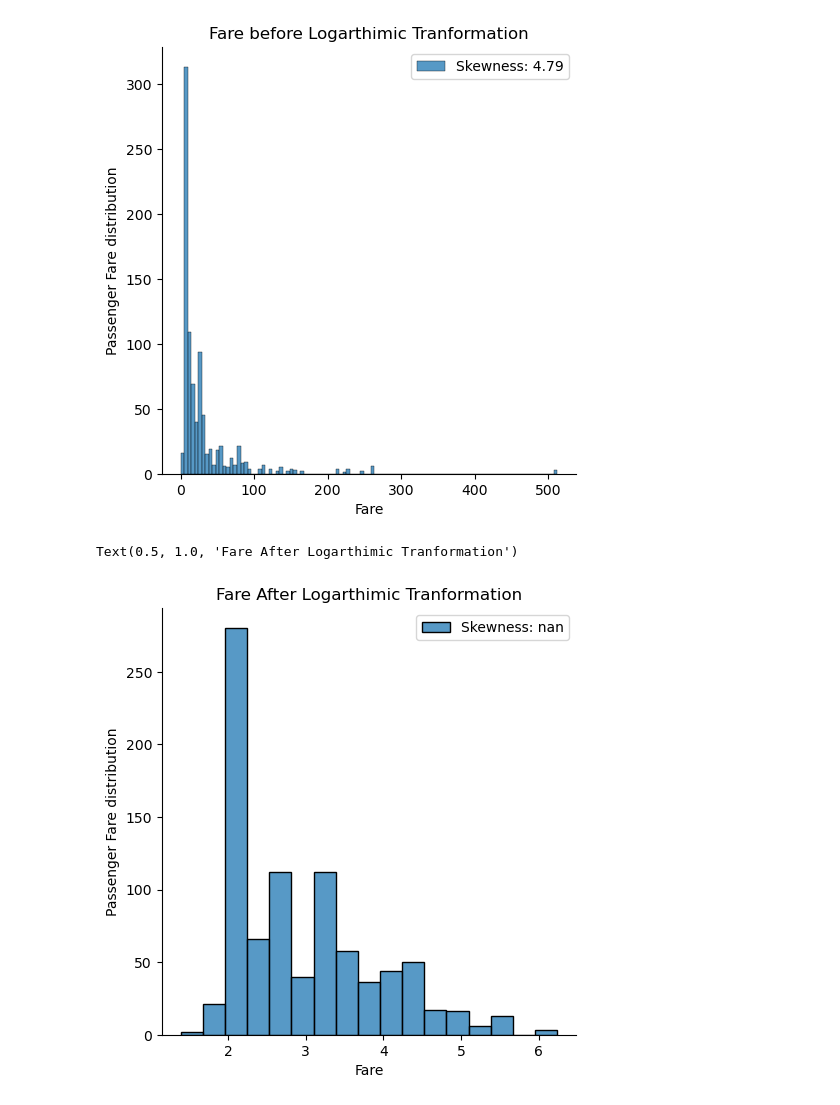
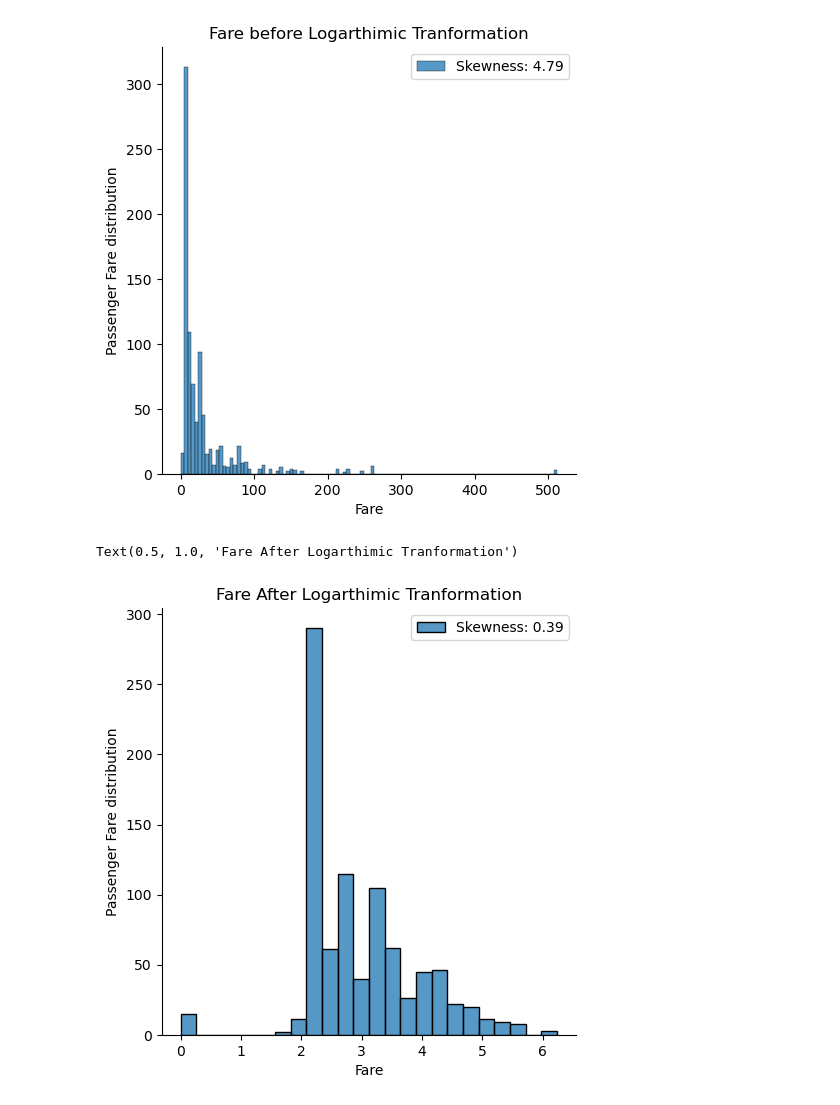
Before and after one commit to Henocket/Titanic-Survival-Analysis-and-Prediction, a Jupyter notebook: data_proccessing.ipynb, the cells around one changed output. Drawn from its saved outputs; the diff is of its cells as text; code cells hidden in the pictures.

```diff
--- a/data_proccessing.ipynb
+++ b/data_proccessing.ipynb
@@ -51,12 +51,10 @@ The "Age", "Cabin" and "Embarked" column has missing values. The "Age" could be
 # %% [markdown]
 ## Age, Ticket and Cabin
 # %%
-df.drop(columns=["Cabin", "Ticket"], inplace=True)       # Drop the Cabin and Ticket column
-
+df.drop(columns=["Cabin", "Ticket"], inplace=True)  # Drop the Cabin and Ticket column
 age = int(df["Age"].mean())
-df.fillna({"Age": age}, inplace=True)                    # Replace the the missing values with the average age
-
-df["Embarked"] = df["Embarked"].fillna(method = "bfill") # Fill the missing value with the preceeding value
+df.fillna({"Age": age}, inplace=True)               # Replace the the missing values with the average age
+df["Embarked"].bfill()                              # Fill the missing value with the preceeding value
 
 df.info()
 # %% [output]
@@ -84,6 +82,7 @@ memory usage: 69.7+ KB
 The name column of has the name of the passengers alongside their title. Their titles can be used a feature thus it will be extracted.
 # %%
 df["Title"] = np.nan
+df["Title"] = df["Title"].astype("object")
 for i in range(len(df["Name"])):
     name = df["Name"][i]
     f_n = name.split(",")[1:]          # Remove family name
@@ -188,15 +188,16 @@ plt.title('Fare before Logarthimic Tranformation')
 Text(0.5, 1.0, 'Fare before Logarthimic Tranformation')
 [figure]
 # %%
-df["Fare"] = np.log(df["Fare"])
+df["Fare"].fillna(1)                # Replace missing values with small contant, 1
+df["Fare"] = np.log(df["Fare"] + 1) # Add small constant, 1, incase of 0
 
 sns.displot(df["Fare"], label = 'Skewness: %.2f'%(df['Fare'].skew()))
 plt.xlabel("Fare")
 plt.legend(loc='best')
 plt.ylabel("Passenger Fare distribution")
 plt.title('Fare After Logarthimic Tranformation')
 # %% [output]
 Text(0.5, 1.0, 'Fare After Logarthimic Tranformation')
-[figure, old version]
+[figure, new version]
 # %%
 df.to_csv("data/processed_data.csv", index=False)   # Save the data
```
Also changed, not shown: parts of 5 cells of this notebook.
